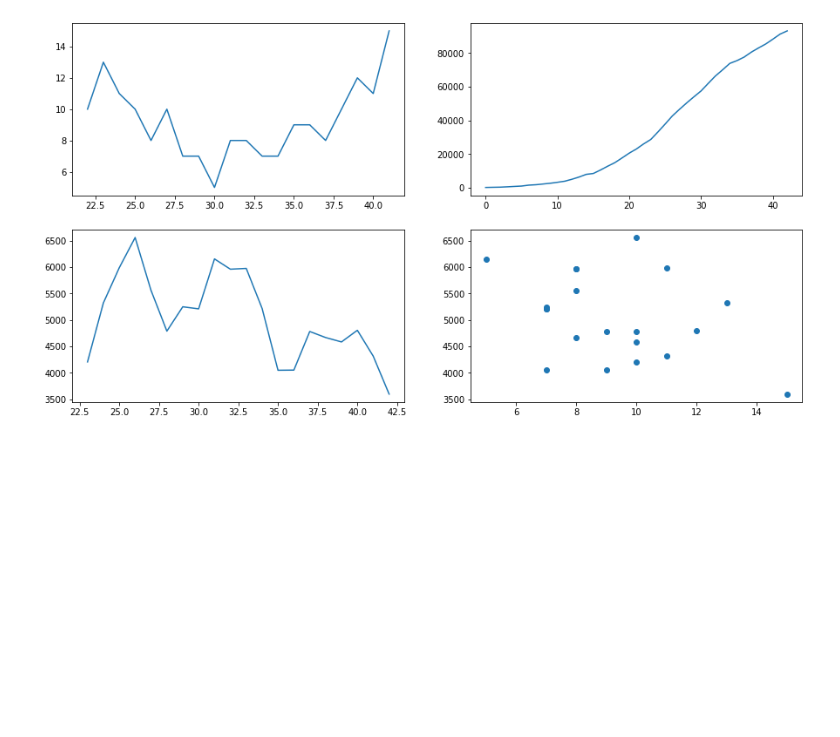
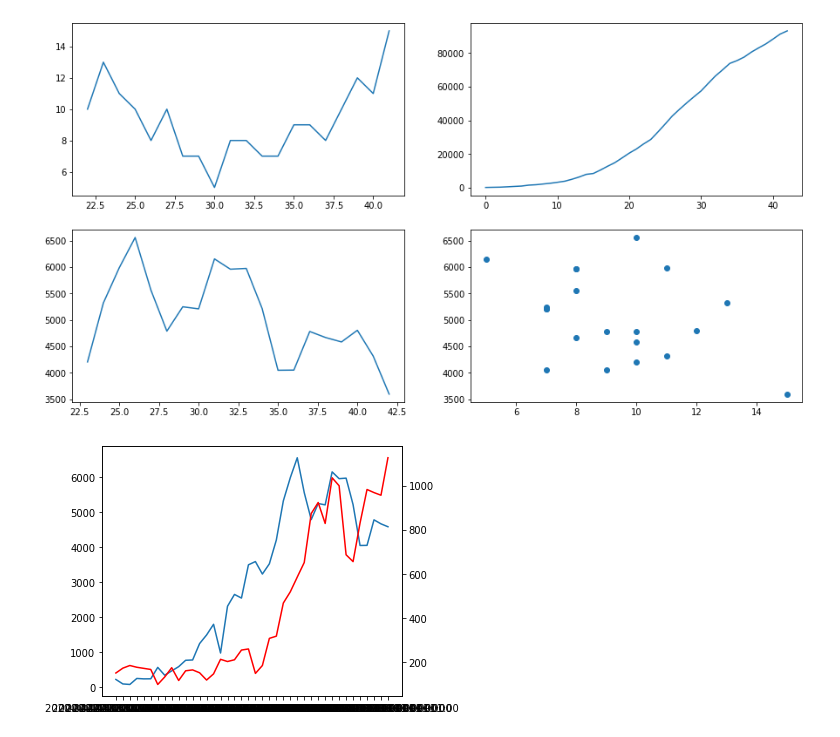
Before and after one commit to Bertonc98/BadCharts, a Jupyter notebook: covid_charts.ipynb, the cells around one changed output. Cells and saved outputs as stored; diff of their text form; code cells hidden in the pictures; blank space fills up the shorter version.

Commit message:
Added fake spurious example. Fix x-axis

```diff
--- a/covid_charts.ipynb
+++ b/covid_charts.ipynb
@@ -101,3 +101,20 @@ plt.scatter(tm[:len(data.index)], data)
 plt.show()
 # %% [output]
 [figure]
+# %%
+#Fake spurious
+nuovi_data = csv['nuovi_positivi'][:40]
+wifi_csv = pd.read_csv('wifi.csv', sep=';', parse_dates=True)
+wifi_data=wifi_csv[(wifi_csv['Zona']=='OWM Zona1') & (wifi_csv['Data']>='2020-02-24 00:00:00+02:00')][:40]
+time_base = wifi_data['Data']
+
+fig, ax1 = plt.subplots()
+ax2 = ax1.twinx()
+
+ax1.plot(time_base, nuovi_data)
+ax2.plot(time_base, wifi_data['Valore'], 'r-')
+
+fig.tight_layout()
+plt.show()
+# %% [output]
+[figure, added]
```
